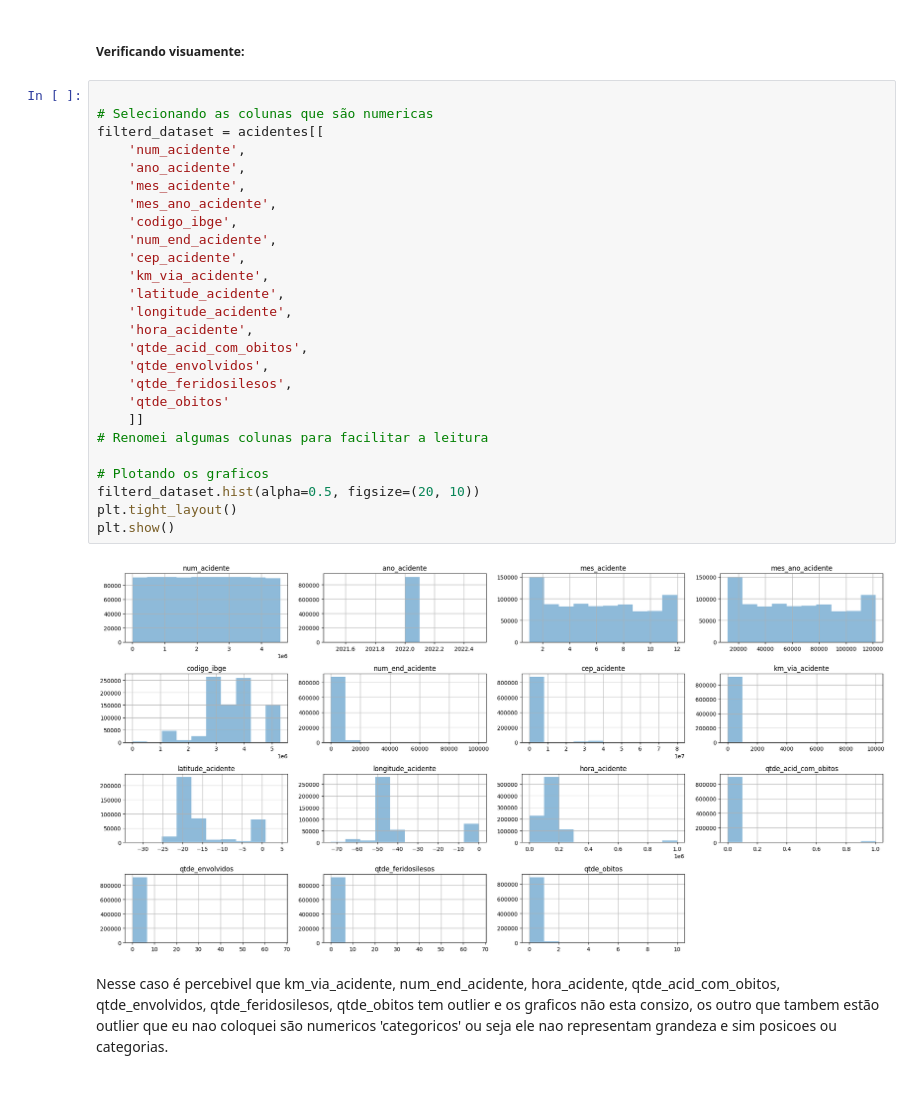
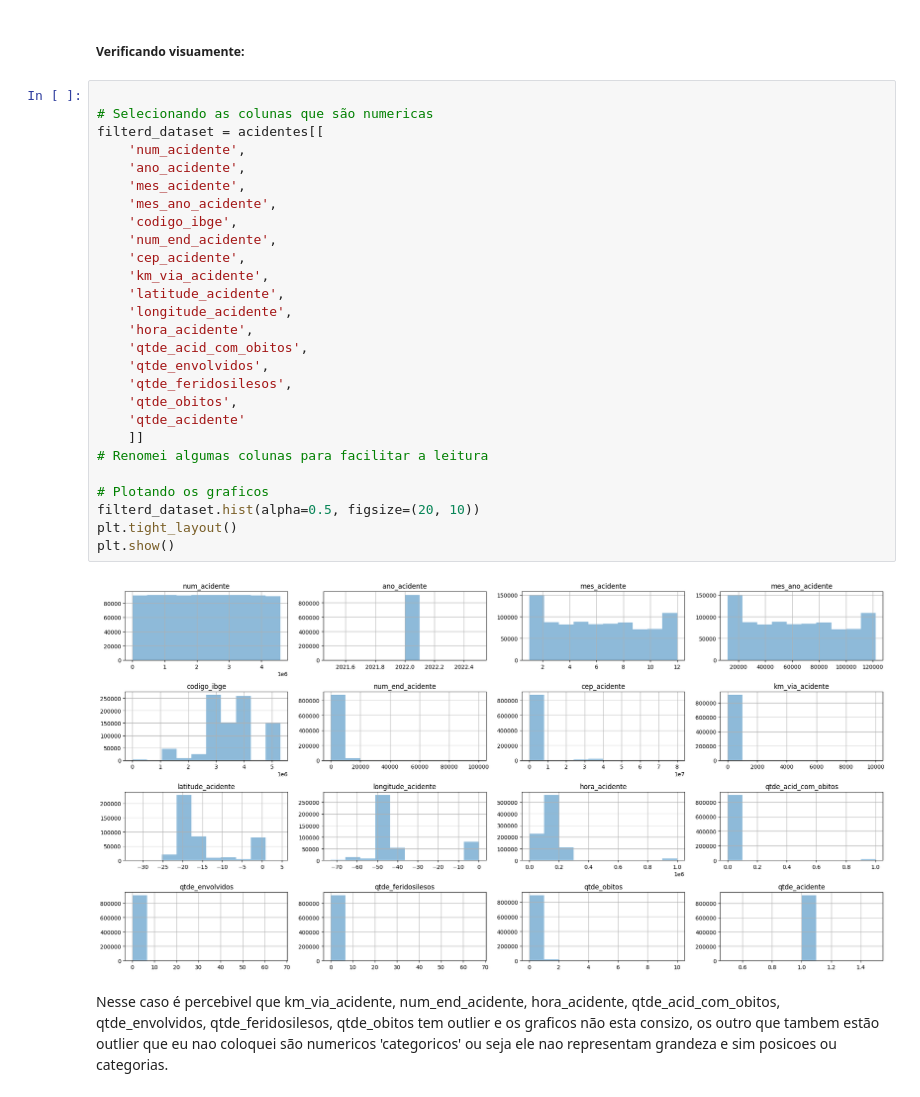
Before and after one commit to PandinhaAnao1/ciencia_dados, a Jupyter notebook: exploratoria.ipynb, the cells around one changed output. Cells and saved outputs as stored; diff of their text form.

```diff
--- a/exploratoria.ipynb
+++ b/exploratoria.ipynb
@@ -206,31 +200,32 @@ acidentes.describe()
 # %%
 
 # Selecionando as colunas que são numericas
 filterd_dataset = acidentes[[
     'num_acidente',
     'ano_acidente',
     'mes_acidente',
     'mes_ano_acidente',
     'codigo_ibge',
     'num_end_acidente',
     'cep_acidente',
     'km_via_acidente',
     'latitude_acidente',
     'longitude_acidente',
     'hora_acidente',
     'qtde_acid_com_obitos',
     'qtde_envolvidos',
     'qtde_feridosilesos',
-    'qtde_obitos'
+    'qtde_obitos',
+    'qtde_acidente'
     ]]
 # Renomei algumas colunas para facilitar a leitura
 
 # Plotando os graficos
 filterd_dataset.hist(alpha=0.5, figsize=(20, 10))
 plt.tight_layout()
 plt.show()
 # %% [output]
-[figure, old version]
+[figure, new version]
 # %% [markdown]
 Nesse caso é percebivel que km_via_acidente, num_end_acidente, hora_acidente, qtde_acid_com_obitos, qtde_envolvidos, qtde_feridosilesos, qtde_obitos tem outlier e os graficos não esta consizo, os outro que tambem estão outlier que eu nao coloquei são numericos 'categoricos' ou seja ele nao representam grandeza e sim posicoes ou categorias.
 # %% [markdown]
```
Also changed, not shown: parts of 3 cells of this notebook, 3 other files.
